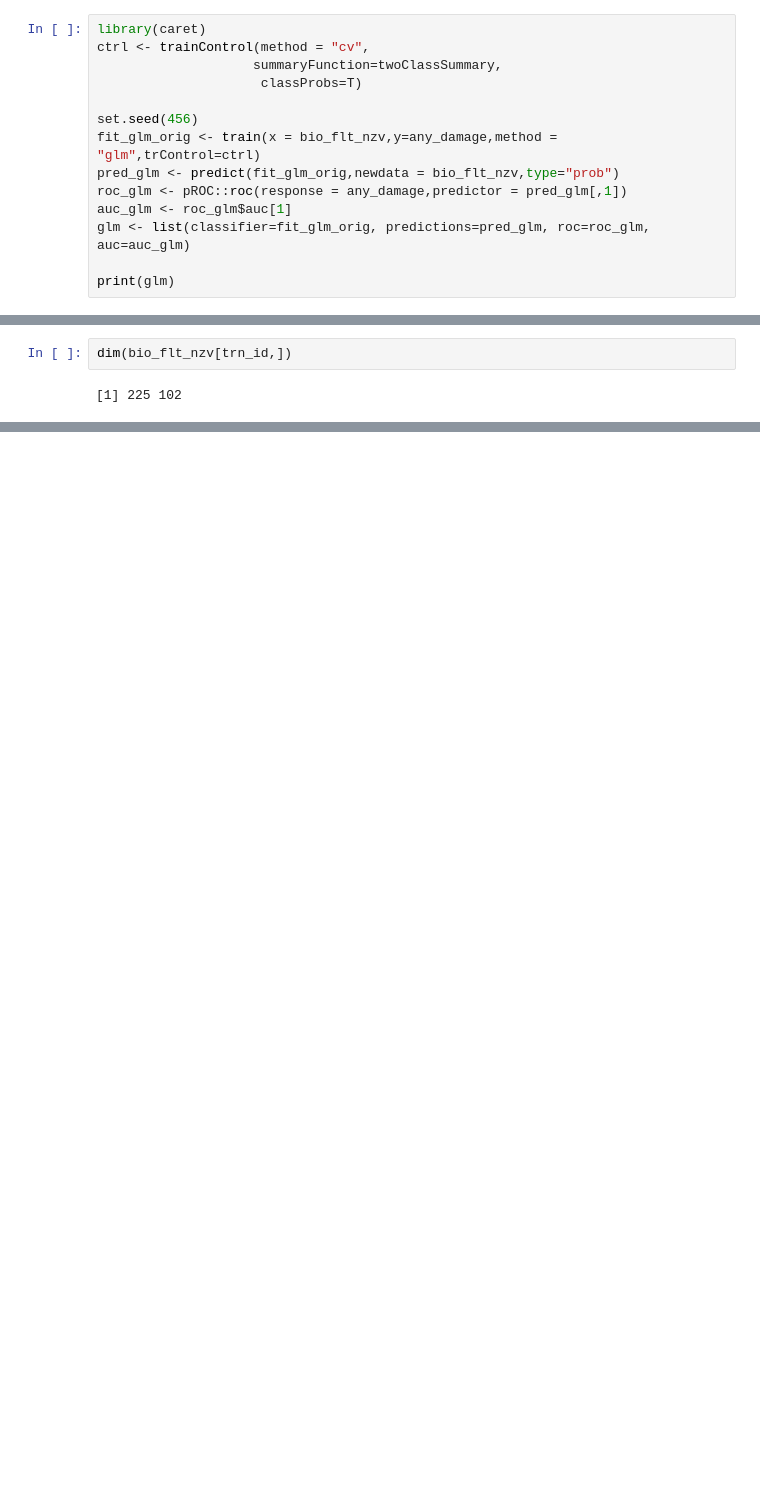
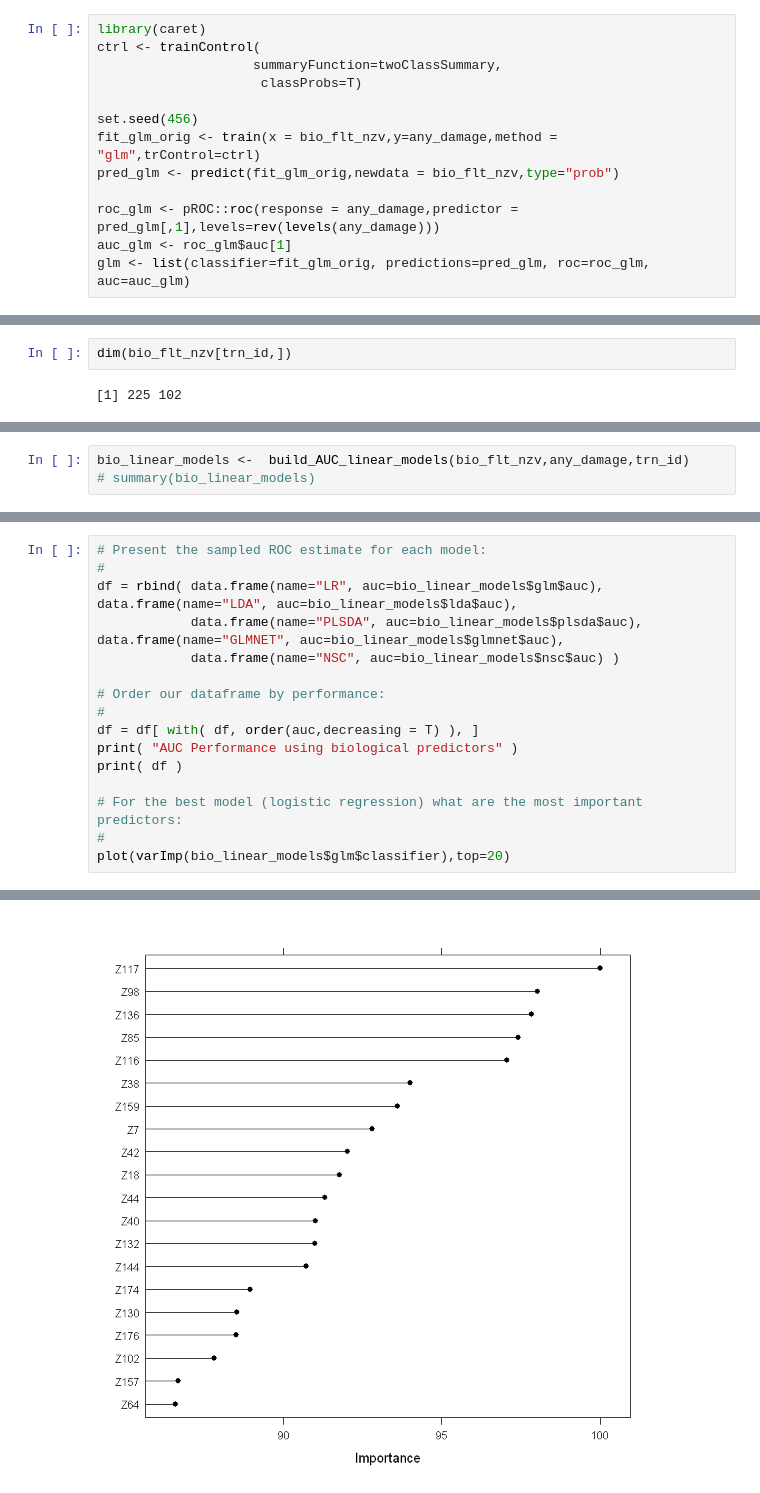
Before and after one commit to Randallzoeng/BookClub, a Jupyter notebook: AppliedPredictiveModeling/Chap. 12 Exercises.ipynb, the cells around one changed output, grey strips where cells are left out. Cells and saved outputs as stored; diff of their text form; blank space fills up the shorter version.

```diff
--- a/AppliedPredictiveModeling/Chap. 12 Exercises.ipynb
+++ b/AppliedPredictiveModeling/Chap. 12 Exercises.ipynb
@@ -325,15 +235,14 @@ print( df )
 &#x1F52E; `Original  model by Dr.John`
 # %%
 library(caret)
-ctrl <- trainControl(method = "cv",
+ctrl <- trainControl(
                     summaryFunction=twoClassSummary,
                      classProbs=T)
 
 set.seed(456)
 fit_glm_orig <- train(x = bio_flt_nzv,y=any_damage,method = "glm",trControl=ctrl)
 pred_glm <- predict(fit_glm_orig,newdata = bio_flt_nzv,type="prob")
-roc_glm <- pROC::roc(response = any_damage,predictor = pred_glm[,1])
+
+roc_glm <- pROC::roc(response = any_damage,predictor = pred_glm[,1],levels=rev(levels(any_damage)))
 auc_glm <- roc_glm$auc[1]
 glm <- list(classifier=fit_glm_orig, predictions=pred_glm, roc=roc_glm, auc=auc_glm)
-
-print(glm)
@@ -506,0 +461,3 @@ dim(bio_flt_nzv[trn_id,])
+# %%
+bio_linear_models <-  build_AUC_linear_models(bio_flt_nzv,any_damage,trn_id)
+# summary(bio_linear_models)
@@ -506,0 +495,17 @@ dim(bio_flt_nzv[trn_id,])
+# %%
+# Present the sampled ROC estimate for each model:
+#
+df = rbind( data.frame(name="LR", auc=bio_linear_models$glm$auc), data.frame(name="LDA", auc=bio_linear_models$lda$auc),
+            data.frame(name="PLSDA", auc=bio_linear_models$plsda$auc), data.frame(name="GLMNET", auc=bio_linear_models$glmnet$auc),
+            data.frame(name="NSC", auc=bio_linear_models$nsc$auc) )
+
+# Order our dataframe by performance:
+#
+df = df[ with( df, order(auc,decreasing = T) ), ]
+print( "AUC Performance using biological predictors" )
+print( df )
+
+# For the best model (logistic regression) what are the most important predictors:
+#
+plot(varImp(bio_linear_models$glm$classifier),top=20)
+# %% [output]
@@ -506,0 +519 @@ dim(bio_flt_nzv[trn_id,])
+[figure, added]
```
Also changed, not shown: parts of 72 cells of this notebook.
